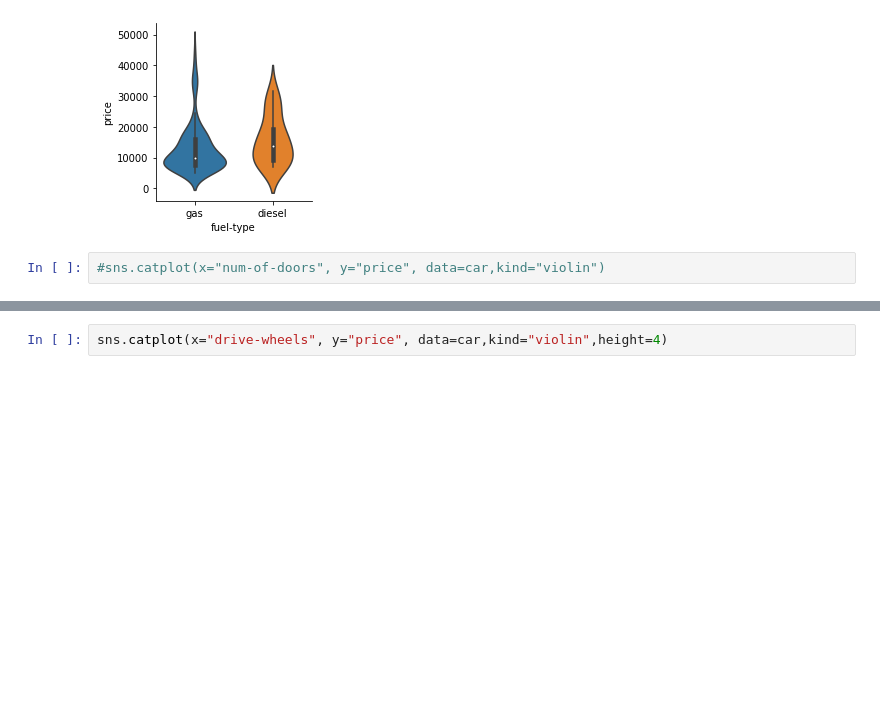
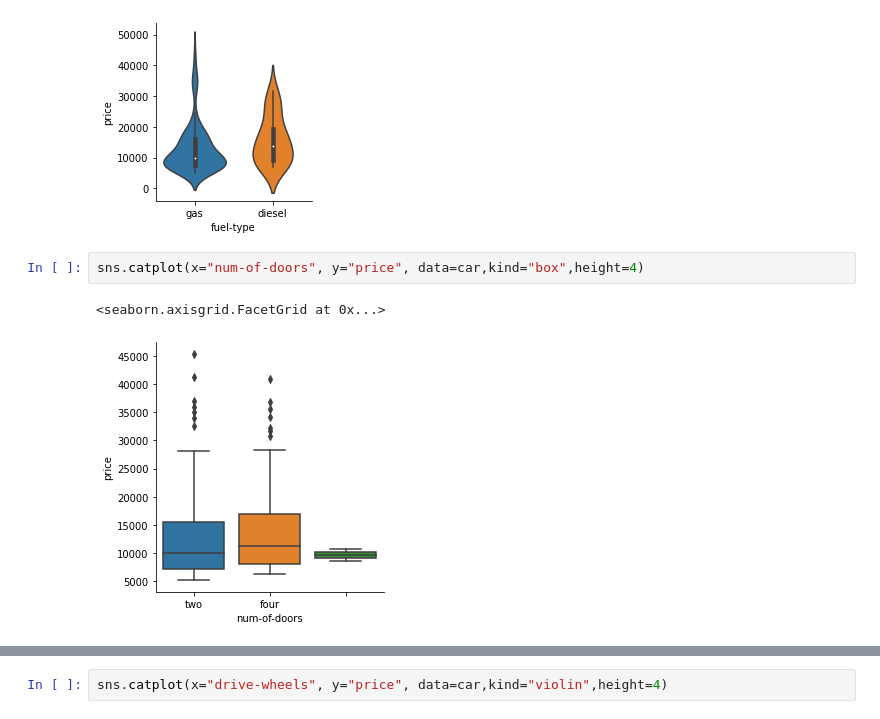
Before and after one commit to xjianlu96/Kaggle-projects-, a Jupyter notebook: car price prediction regression.ipynb, the cells around one changed output, grey strips where cells are left out. Drawn from its saved outputs; the diff is of its cells as text; blank space fills up the shorter version.

```diff
--- a/car price prediction regression.ipynb
+++ b/car price prediction regression.ipynb
@@ -51,5 +51,8 @@ sns.catplot(x="fuel-type", y="price", data=car,kind="violin",height=3)
 [figure]
 [figure]
 # %%
-#sns.catplot(x="num-of-doors", y="price", data=car,kind="violin")
+sns.catplot(x="num-of-doors", y="price", data=car,kind="box",height=4)
+# %% [output]
+<seaborn.axisgrid.FacetGrid at 0x...>
+[figure, added]
 # %%
```
Also changed, not shown: parts of 44 cells of this notebook.
